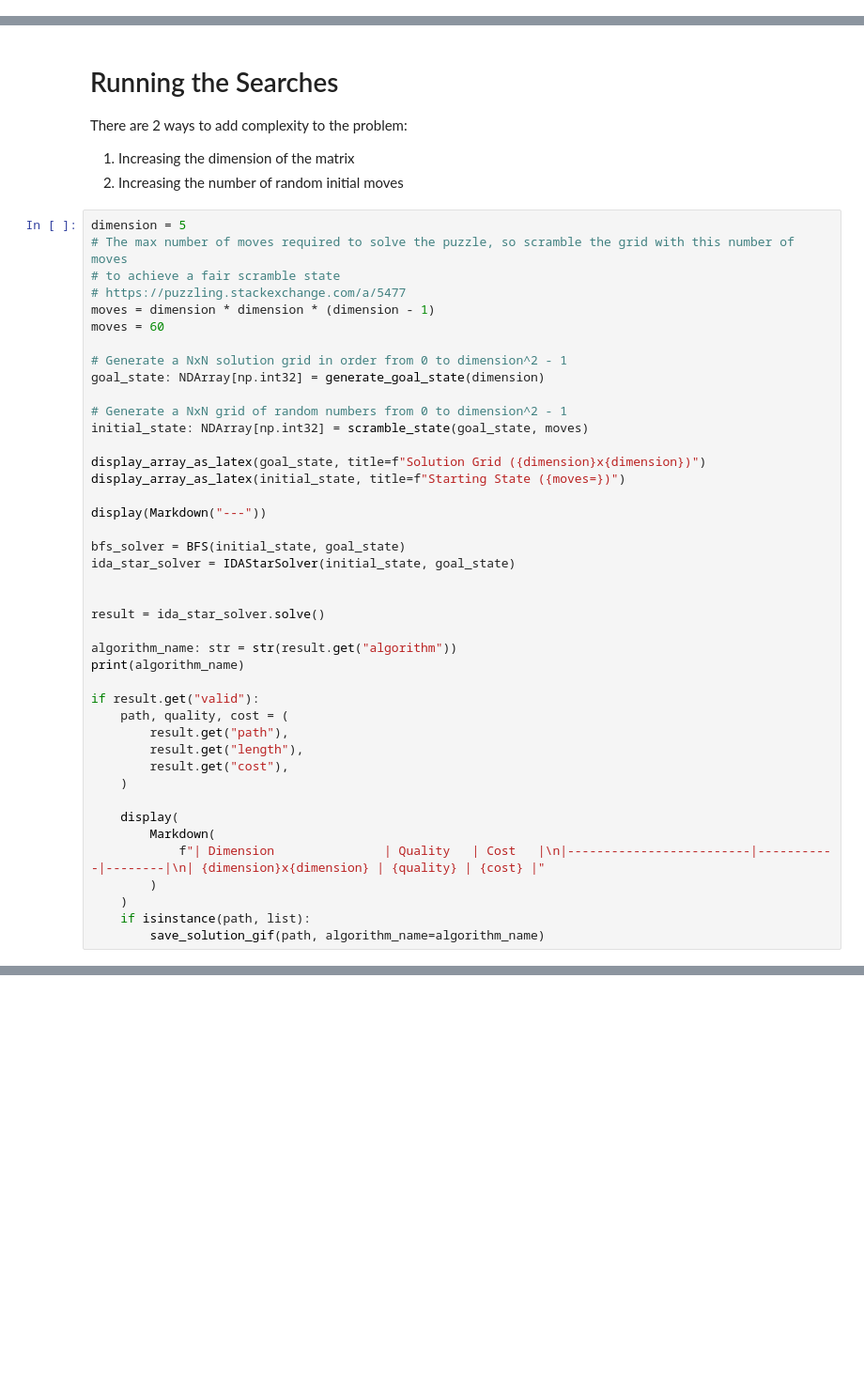
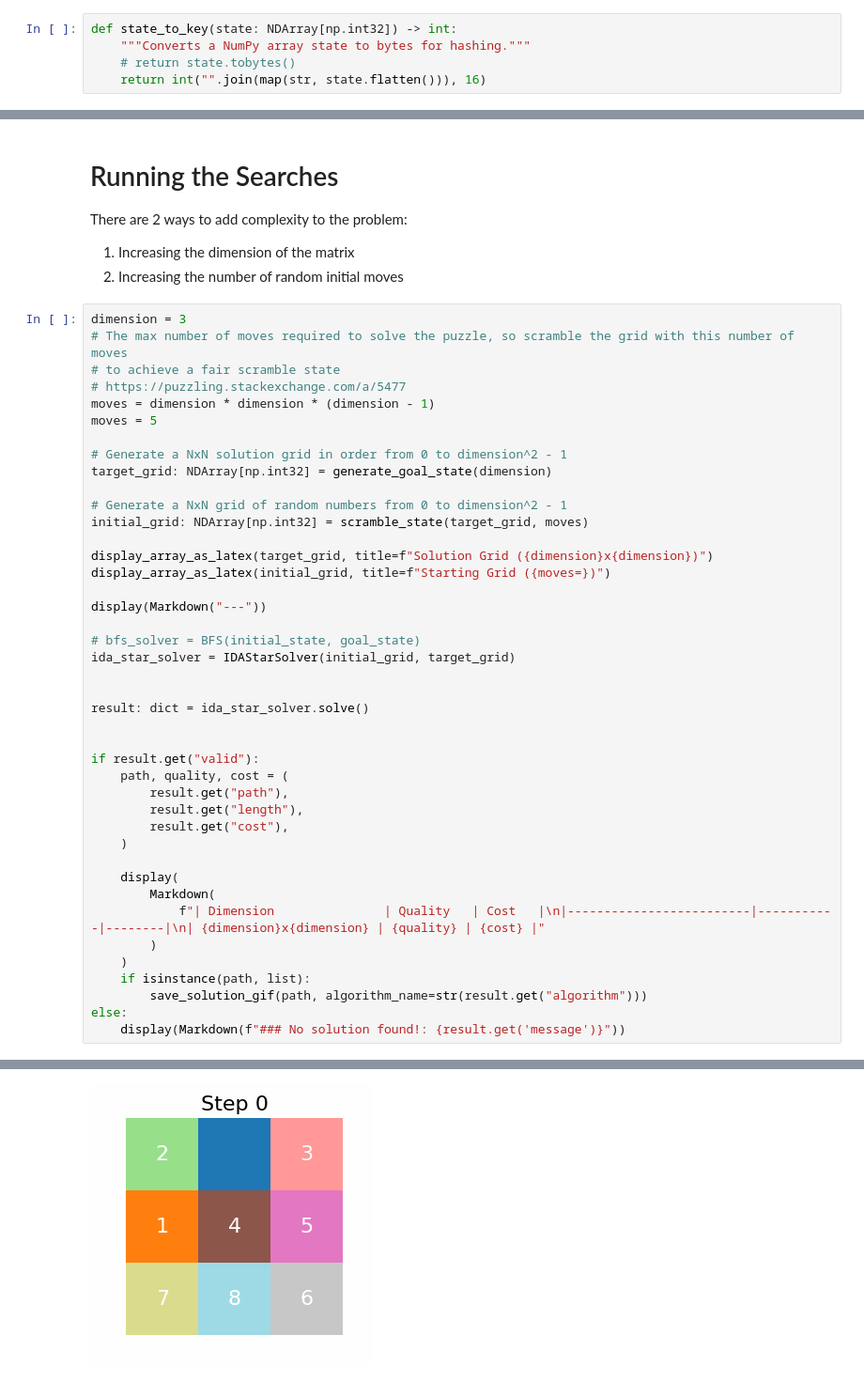
Before and after one commit to CodeClimberNT/CI2024_lab3, a Jupyter notebook: n-puzzle.ipynb, the cells around one changed output, grey strips where cells are left out. Shown: that part at 94% size. Drawn from its saved outputs; the diff is of its cells as text; blank space fills up the shorter version.

```diff
--- a/n-puzzle.ipynb
+++ b/n-puzzle.ipynb
@@ -68,6 +72,11 @@ def get_neighbors(state: NDArray[np.int32]) -> list[NDArray[np.int32]]:
             new_state[x, y], new_state[nx, ny] = new_state[nx, ny], new_state[x, y]
             neighbors.append(new_state)
     return neighbors
+# %%
+def state_to_key(state: NDArray[np.int32]) -> int:
+    """Converts a NumPy array state to bytes for hashing."""
+    # return state.tobytes()
+    return int("".join(map(str, state.flatten())), 16)
 # %% [markdown]
 ### Creating the goal state
 
@@ -610,32 +656,30 @@ There are 2 ways to add complexity to the problem:
 1. Increasing the dimension of the matrix
 2. Increasing the number of random initial moves
 # %%
-dimension = 5
+dimension = 3
 # The max number of moves required to solve the puzzle, so scramble the grid with this number of moves
 # to achieve a fair scramble state
 # https://puzzling.stackexchange.com/a/5477
 moves = dimension * dimension * (dimension - 1)
-moves = 60
+moves = 5
 
 # Generate a NxN solution grid in order from 0 to dimension^2 - 1
-goal_state: NDArray[np.int32] = generate_goal_state(dimension)
+target_grid: NDArray[np.int32] = generate_goal_state(dimension)
 
 # Generate a NxN grid of random numbers from 0 to dimension^2 - 1
-initial_state: NDArray[np.int32] = scramble_state(goal_state, moves)
+initial_grid: NDArray[np.int32] = scramble_state(target_grid, moves)
 
-display_array_as_latex(goal_state, title=f"Solution Grid ({dimension}x{dimension})")
-display_array_as_latex(initial_state, title=f"Starting State ({moves=})")
+display_array_as_latex(target_grid, title=f"Solution Grid ({dimension}x{dimension})")
+display_array_as_latex(initial_grid, title=f"Starting Grid ({moves=})")
 
 display(Markdown("---"))
 
-bfs_solver = BFS(initial_state, goal_state)
-ida_star_solver = IDAStarSolver(initial_state, goal_state)
+# bfs_solver = BFS(initial_state, goal_state)
+ida_star_solver = IDAStarSolver(initial_grid, target_grid)
 
 
-result = ida_star_solver.solve()
+result: dict = ida_star_solver.solve()
 
-algorithm_name: str = str(result.get("algorithm"))
-print(algorithm_name)
 
 if result.get("valid"):
     path, quality, cost = (
@@ -650,5 +694,7 @@ if result.get("valid"):
         )
     )
     if isinstance(path, list):
-        save_solution_gif(path, algorithm_name=algorithm_name)
+        save_solution_gif(path, algorithm_name=str(result.get("algorithm")))
+else:
+    display(Markdown(f"### No solution found!: {result.get('message')}"))
 # %% [output]
@@ -662,0 +712 @@ KeyboardInterrupt:
+[figure, added]
```
Also changed, not shown: parts of 4 cells of this notebook, 8 other files.
